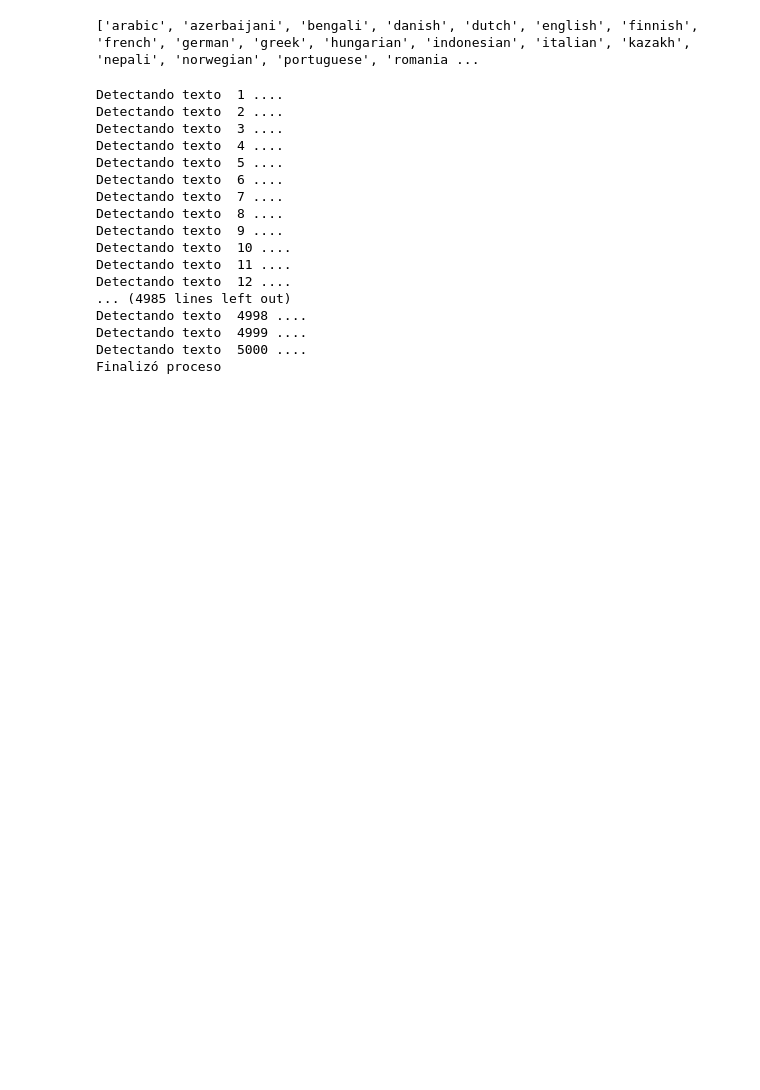
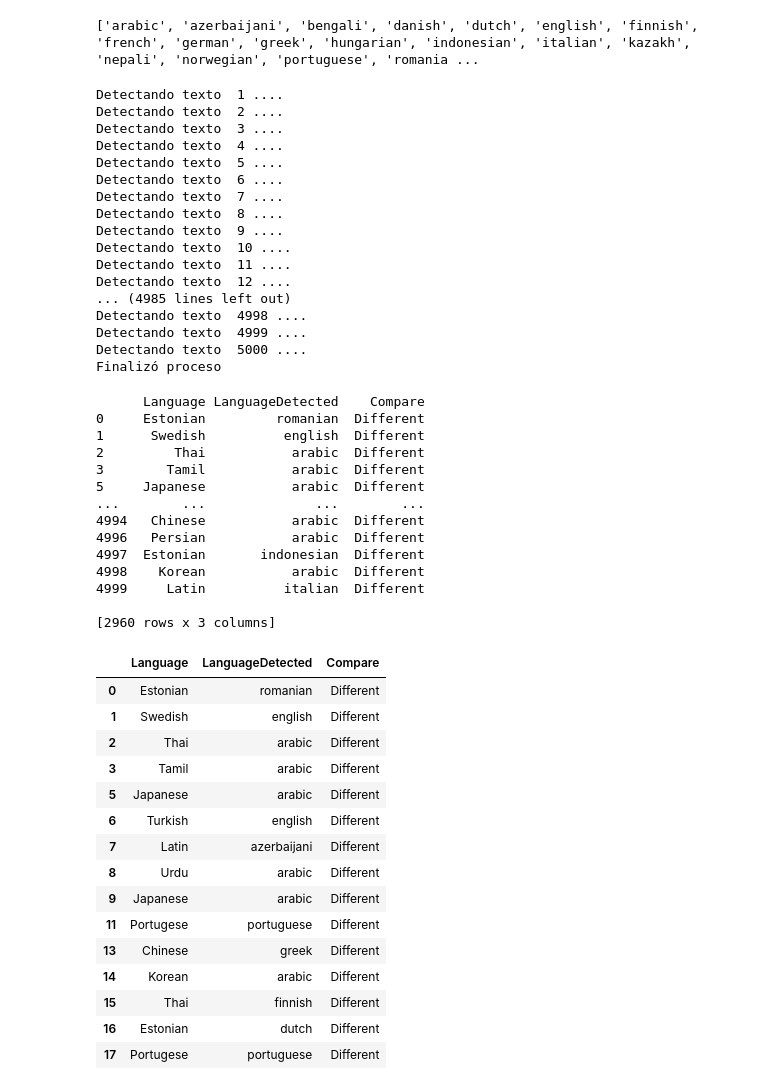
Before and after one commit to celopez74/LanguageDetectionNLTK, a Jupyter notebook: LanguageDetectionNLTK.ipynb, the cells around one changed output. Drawn from its saved outputs; the diff is of its cells as text; code cells hidden in the pictures; blank space fills up the shorter version.

```diff
--- a/LanguageDetectionNLTK.ipynb
+++ b/LanguageDetectionNLTK.ipynb
@@ -104,3 +104,43 @@ Detectando texto  4998 ....
 Detectando texto  4999 ....
 Detectando texto  5000 ....
 Finalizó proceso
+# %%
+import pandas as pd
+import numpy as np
+results  = pd.read_csv('D:\TFM\dataset_multilanguage_result_ntlk.csv')
+results['Compare'] = np.select([results ['Language'].str.lower() != results ['LanguageDetected']], ['Different'], 'Same ')
+results = results.drop(['Text'], axis=1)
+results = results[results.Compare == 'Different']
+print(results)
+results.head(15)
+# %% [output]
+      Language LanguageDetected    Compare
+0     Estonian         romanian  Different
+1      Swedish          english  Different
+2         Thai           arabic  Different
+3        Tamil           arabic  Different
+5     Japanese           arabic  Different
+...        ...              ...        ...
+4994   Chinese           arabic  Different
+4996   Persian           arabic  Different
+4997  Estonian       indonesian  Different
+4998    Korean           arabic  Different
+4999     Latin          italian  Different
+
+[2960 rows x 3 columns]
+|  | Language | LanguageDetected | Compare |
+| 0 | Estonian | romanian | Different |
+| 1 | Swedish | english | Different |
+| 2 | Thai | arabic | Different |
+| 3 | Tamil | arabic | Different |
+| 5 | Japanese | arabic | Different |
+| 6 | Turkish | english | Different |
+| 7 | Latin | azerbaijani | Different |
+| 8 | Urdu | arabic | Different |
+| 9 | Japanese | arabic | Different |
+| 11 | Portugese | portuguese | Different |
+| 13 | Chinese | greek | Different |
+| 14 | Korean | arabic | Different |
+| 15 | Thai | finnish | Different |
+| 16 | Estonian | dutch | Different |
+| 17 | Portugese | portuguese | Different |
```
Also changed, not shown: parts of 7 cells of this notebook.
